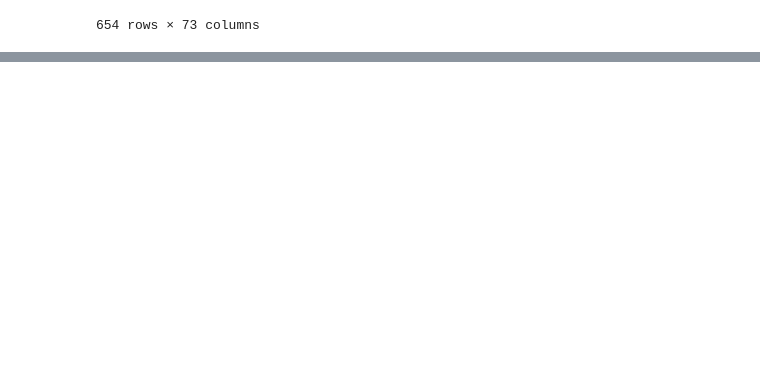
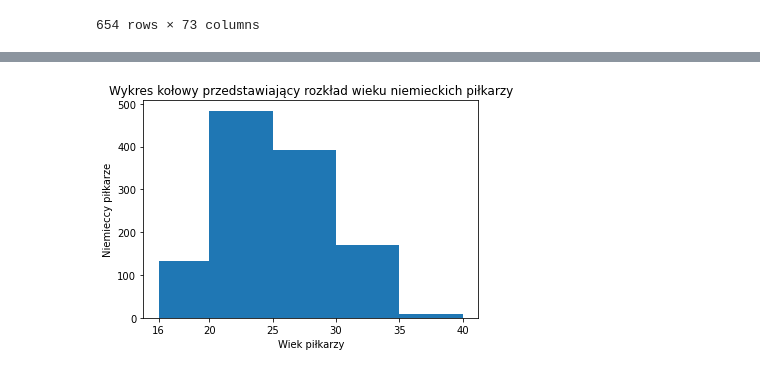
Before and after one commit to Rafal-Dabek/Pandas-project, a Jupyter notebook: piłka.ipynb, the cells around one changed output, grey strips where cells are left out. Drawn from its saved outputs; the diff is of its cells as text; code cells hidden in the pictures; blank space fills up the shorter version.

```diff
--- a/piłka.ipynb
+++ b/piłka.ipynb
@@ -73,0 +150,14 @@ bpl_players
+# %%
+wiekniemcy=pilkarze.loc[pilkarze['nationality']=="Germany"]
+bins=[16,20,25,30,35,40]
+
+plt.hist(wiekniemcy.age, bins=bins)
+
+plt.xticks(bins)
+
+plt.ylabel("Niemieccy piłkarze")
+plt.xlabel("Wiek piłkarzy")
+plt.title("Wykres kołowy przedstawiający rozkład wieku niemieckich piłkarzy")
+plt.show()
+# %% [output]
+[figure, added]
```
Also changed, not shown: parts of 12 cells of this notebook.
